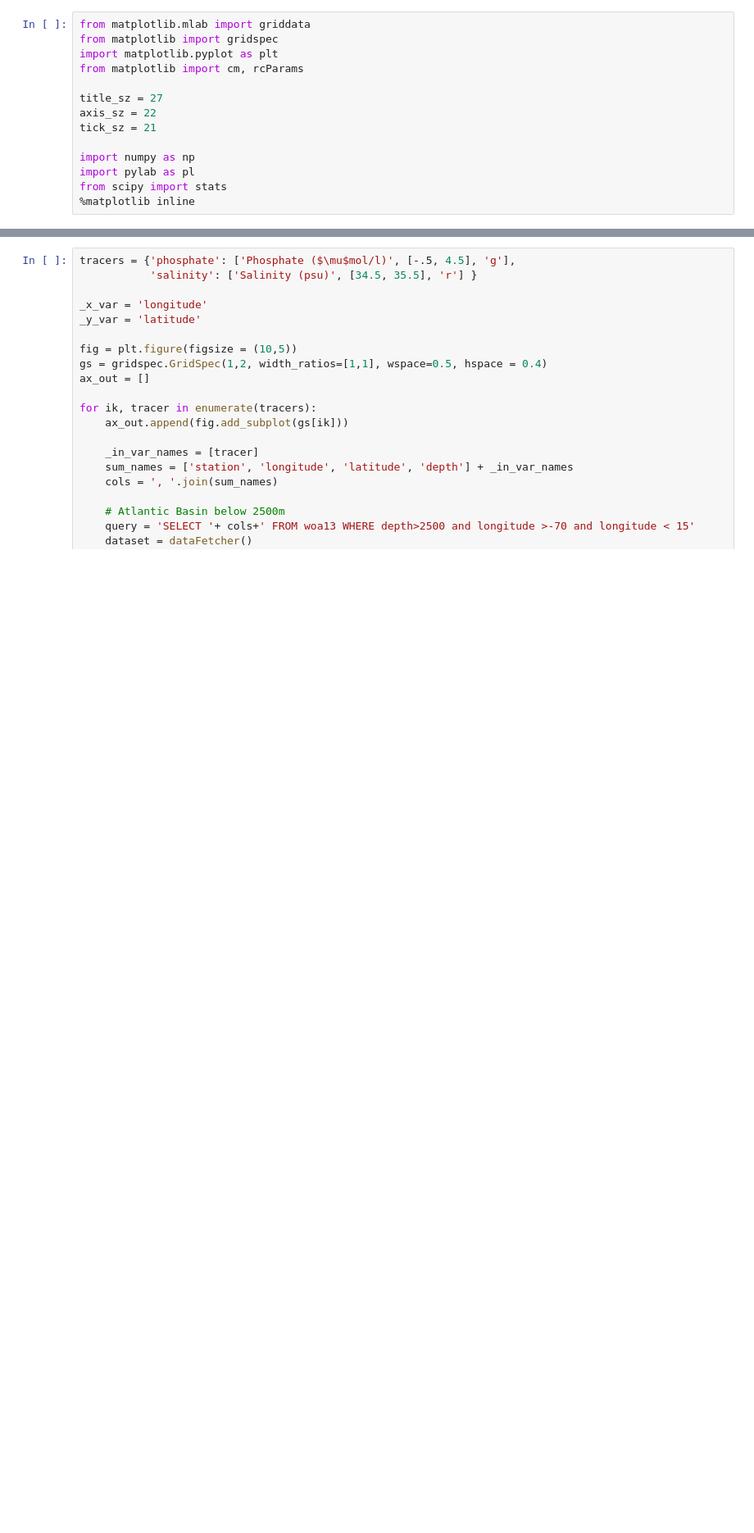
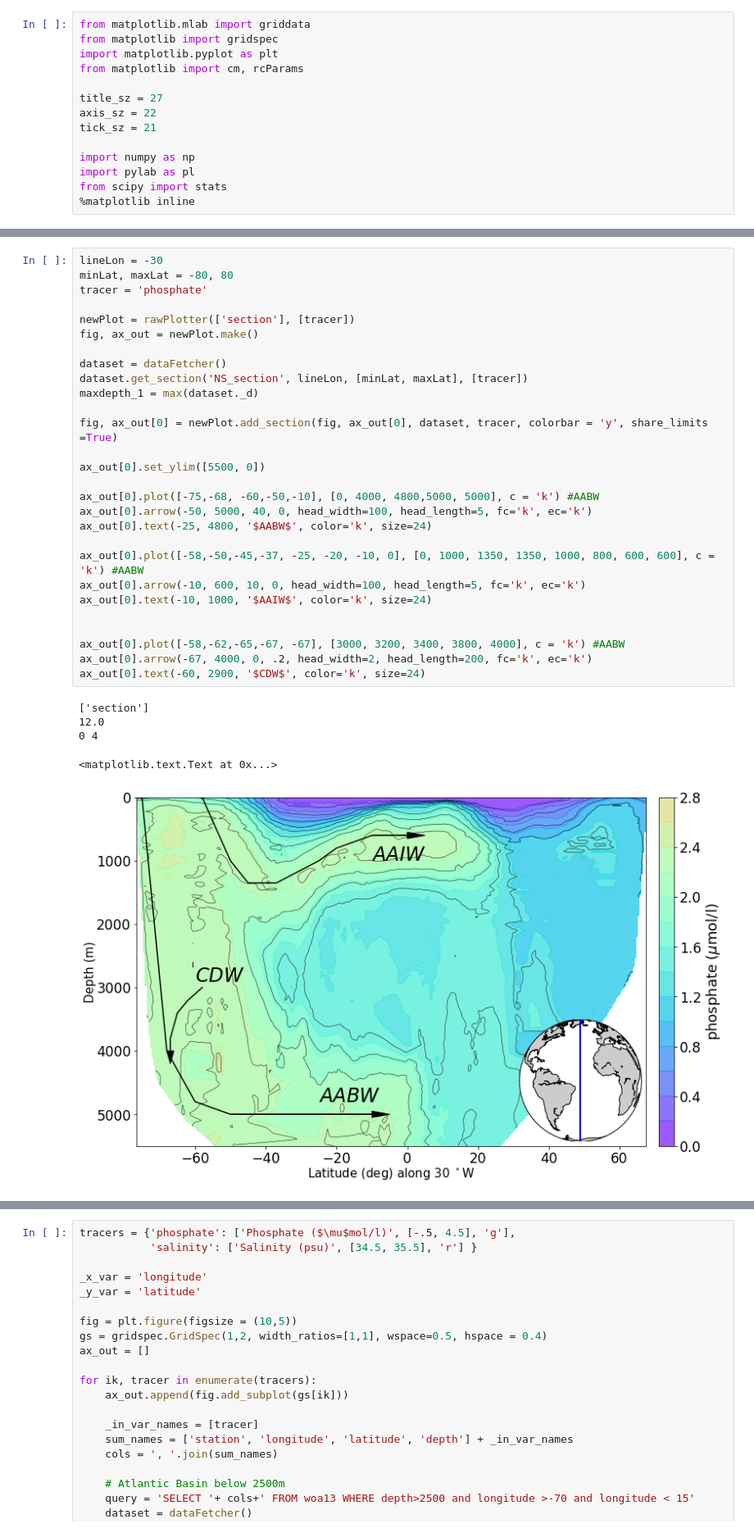
Before and after one commit to jordanplanders/Thinkful, a Jupyter notebook: Capstone Project/jlanders_capstone.ipynb, the cells around one changed output, grey strips where cells are left out. Shown at 82% size. Drawn from its saved outputs; the diff is of its cells as text; blank space fills up the shorter version.

```diff
--- a/Capstone Project/jlanders_capstone.ipynb
+++ b/Capstone Project/jlanders_capstone.ipynb
@@ -40,0 +30,34 @@ ax_out[0].set_ylim([5500, 0])
+# %%
+lineLon = -30
+minLat, maxLat = -80, 80
+tracer = 'phosphate'
+
+newPlot = rawPlotter(['section'], [tracer])
+fig, ax_out = newPlot.make()
+
+dataset = dataFetcher()
+dataset.get_section('NS_section', lineLon, [minLat, maxLat], [tracer])
+maxdepth_1 = max(dataset._d)
+
+fig, ax_out[0] = newPlot.add_section(fig, ax_out[0], dataset, tracer, colorbar = 'y', share_limits =True)
+
+ax_out[0].set_ylim([5500, 0])
+
+ax_out[0].plot([-75,-68, -60,-50,-10], [0, 4000, 4800,5000, 5000], c = 'k') #AABW
+ax_out[0].arrow(-50, 5000, 40, 0, head_width=100, head_length=5, fc='k', ec='k')
+ax_out[0].text(-25, 4800, '$AABW$', color='k', size=24)
+
+ax_out[0].plot([-58,-50,-45,-37, -25, -20, -10, 0], [0, 1000, 1350, 1350, 1000, 800, 600, 600], c = 'k') #AABW
+ax_out[0].arrow(-10, 600, 10, 0, head_width=100, head_length=5, fc='k', ec='k')
+ax_out[0].text(-10, 1000, '$AAIW$', color='k', size=24)
+
+
+ax_out[0].plot([-58,-62,-65,-67, -67], [3000, 3200, 3400, 3800, 4000], c = 'k') #AABW
+ax_out[0].arrow(-67, 4000, 0, .2, head_width=2, head_length=200, fc='k', ec='k')
+ax_out[0].text(-60, 2900, '$CDW$', color='k', size=24)
+# %% [output]
+['section']
+12.0
+0 4
+<matplotlib.text.Text at 0x...>
+[figure, added]
```
Also changed, not shown: parts of 23 cells of this notebook.
